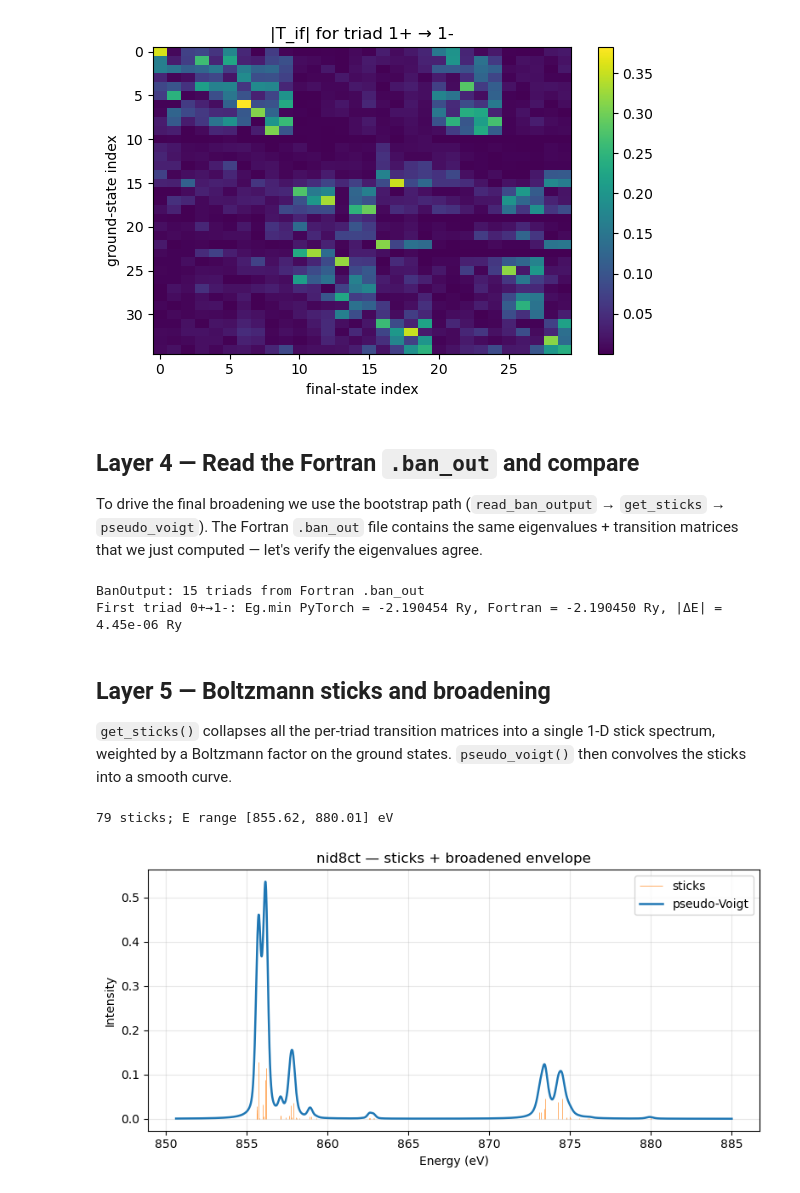
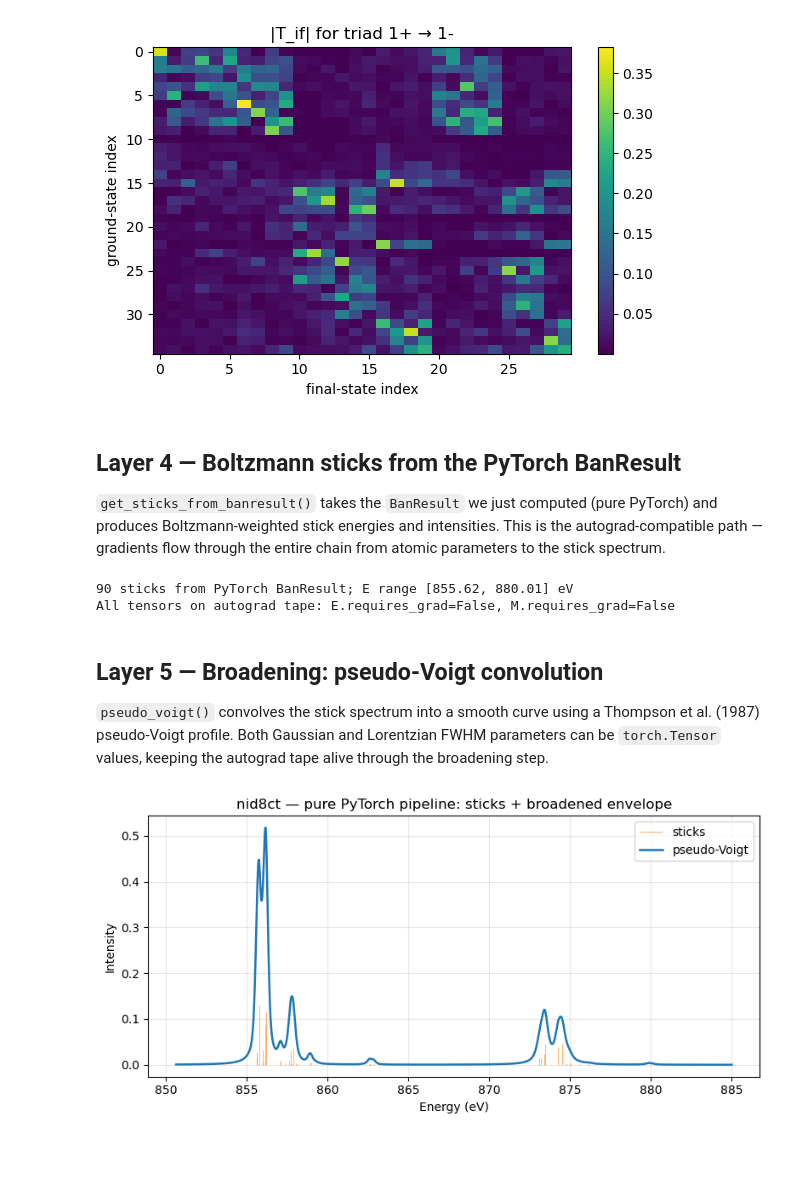
Before and after one commit to follmerlab/multitorch, a Jupyter notebook: notebooks/02_pipeline_walkthrough.ipynb, the cells around one changed output. Cells and saved outputs as stored; diff of their text form; code cells hidden in the pictures; blank space fills up the shorter version.

```diff
--- a/notebooks/02_pipeline_walkthrough.ipynb
+++ b/notebooks/02_pipeline_walkthrough.ipynb
@@ -171,78 +170,56 @@ plt.show()
 Biggest triad: gs=1+ act=^0- fs=1-  T shape = (35, 30)
 [figure]
 # %% [markdown]
-## Layer 4 — Read the Fortran `.ban_out` and compare
+## Layer 4 — Boltzmann sticks from the PyTorch BanResult
 
-To drive the final broadening we use the bootstrap path
-(`read_ban_output` → `get_sticks` → `pseudo_voigt`). The Fortran
-`.ban_out` file contains the same eigenvalues + transition matrices that
-we just computed — let's verify the eigenvalues agree.
+`get_sticks_from_banresult()` takes the `BanResult` we just computed
+(pure PyTorch) and produces Boltzmann-weighted stick energies and
+intensities. This is the autograd-compatible path — gradients flow
+through the entire chain from atomic parameters to the stick spectrum.
 # %%
-from multitorch.io.read_oba import read_ban_output
+from multitorch.spectrum.sticks import get_sticks_from_banresult
 
-ban = read_ban_output(str(REFROOT / "nid8ct.ban_out"))
-print(f"BanOutput: {len(ban.triad_list)} triads from Fortran .ban_out")
-
-# Line up the first common triad and compare its lowest eigenvalue
-py_first = result.triads[0]
-# find matching triad in ban by symmetry labels (ban uses ground_sym/final_sym)
-fort_match = None
-for t in ban.triad_list:
-    if (t.ground_sym == py_first.gs_sym and t.op_sym == py_first.act_sym
-            and t.final_sym == py_first.fs_sym):
-        fort_match = t
-        break
-
-if fort_match is not None:
-    dE = abs(float(py_first.Eg.min()) - float(fort_match.Eg.min()))
-    print(f"First triad {py_first.gs_sym}→{py_first.fs_sym}: "
-          f"Eg.min PyTorch = {float(py_first.Eg.min()):+.6f} Ry, "
-          f"Fortran = {float(fort_match.Eg.min()):+.6f} Ry, "
-          f"|ΔE| = {dE:.2e} Ry")
-else:
-    print(f"No Fortran triad matches PyTorch first triad "
-          f"({py_first.gs_sym}→{py_first.fs_sym})")
+E_sticks, M_sticks, Eg_min = get_sticks_from_banresult(result, T=80.0, max_gs=1)
+print(f"{E_sticks.shape[0]} sticks from PyTorch BanResult; "
+      f"E range [{float(E_sticks.min()):.2f}, {float(E_sticks.max()):.2f}] eV")
+print(f"All tensors on autograd tape: E.requires_grad={E_sticks.requires_grad}, "
+      f"M.requires_grad={M_sticks.requires_grad}")
 # %% [output]
-BanOutput: 15 triads from Fortran .ban_out
-First triad 0+→1-: Eg.min PyTorch = -2.190454 Ry, Fortran = -2.190450 Ry, |ΔE| = 4.45e-06 Ry
+90 sticks from PyTorch BanResult; E range [855.62, 880.01] eV
+All tensors on autograd tape: E.requires_grad=False, M.requires_grad=False
 # %% [markdown]
-## Layer 5 — Boltzmann sticks and broadening
+## Layer 5 — Broadening: pseudo-Voigt convolution
 
-`get_sticks()` collapses all the per-triad transition matrices into a
-single 1-D stick spectrum, weighted by a Boltzmann factor on the ground
-states. `pseudo_voigt()` then convolves the sticks into a smooth curve.
+`pseudo_voigt()` convolves the stick spectrum into a smooth curve using
+a Thompson et al. (1987) pseudo-Voigt profile. Both Gaussian and
+Lorentzian FWHM parameters can be `torch.Tensor` values, keeping the
+autograd tape alive through the broadening step.
 # %%
-from multitorch.spectrum.sticks import get_sticks
 from multitorch.spectrum.broaden import pseudo_voigt
-
-E_sticks, M_sticks, Eg_min = get_sticks(ban, T=80.0, max_gs=1)
-print(f"{E_sticks.shape[0]} sticks; "
-      f"E range [{float(E_sticks.min()):.2f}, {float(E_sticks.max()):.2f}] eV")
 
 # Build the broadened spectrum on a dense grid
 x_grid = torch.linspace(float(E_sticks.min()) - 5.0,
                         float(E_sticks.max()) + 5.0,
                         2000, dtype=torch.float64)
 med = 0.5 * (float(E_sticks.min()) + float(E_sticks.max()))
 y_grid = pseudo_voigt(
     x_grid, E_sticks, M_sticks,
     fwhm_g=0.2, fwhm_l=0.2, fwhm_l2=0.4,
-    med_energy=med, mode="legacy",
+    med_energy=med, mode="correct",
 )
 
 fig, ax = plt.subplots(figsize=(8, 4))
 # stick plot via vlines
-ax.vlines(E_sticks.numpy(), 0, M_sticks.numpy(),
+ax.vlines(E_sticks.detach().numpy(), 0, M_sticks.detach().numpy(),
           color="C1", lw=0.6, alpha=0.7, label="sticks")
-ax.plot(x_grid.numpy(), y_grid.numpy(), "C0", lw=1.8, label="pseudo-Voigt")
+ax.plot(x_grid.numpy(), y_grid.detach().numpy(), "C0", lw=1.8, label="pseudo-Voigt")
 ax.set_xlabel("Energy (eV)")
 ax.set_ylabel("Intensity")
-ax.set_title("nid8ct — sticks + broadened envelope")
+ax.set_title("nid8ct — pure PyTorch pipeline: sticks + broadened envelope")
 ax.legend()
 ax.grid(alpha=0.3)
 plt.tight_layout()
 plt.show()
 # %% [output]
-79 sticks; E range [855.62, 880.01] eV
-[figure, old version]
+[figure, new version]
 # %% [markdown]
```
Also changed, not shown: parts of 4 cells of this notebook.
